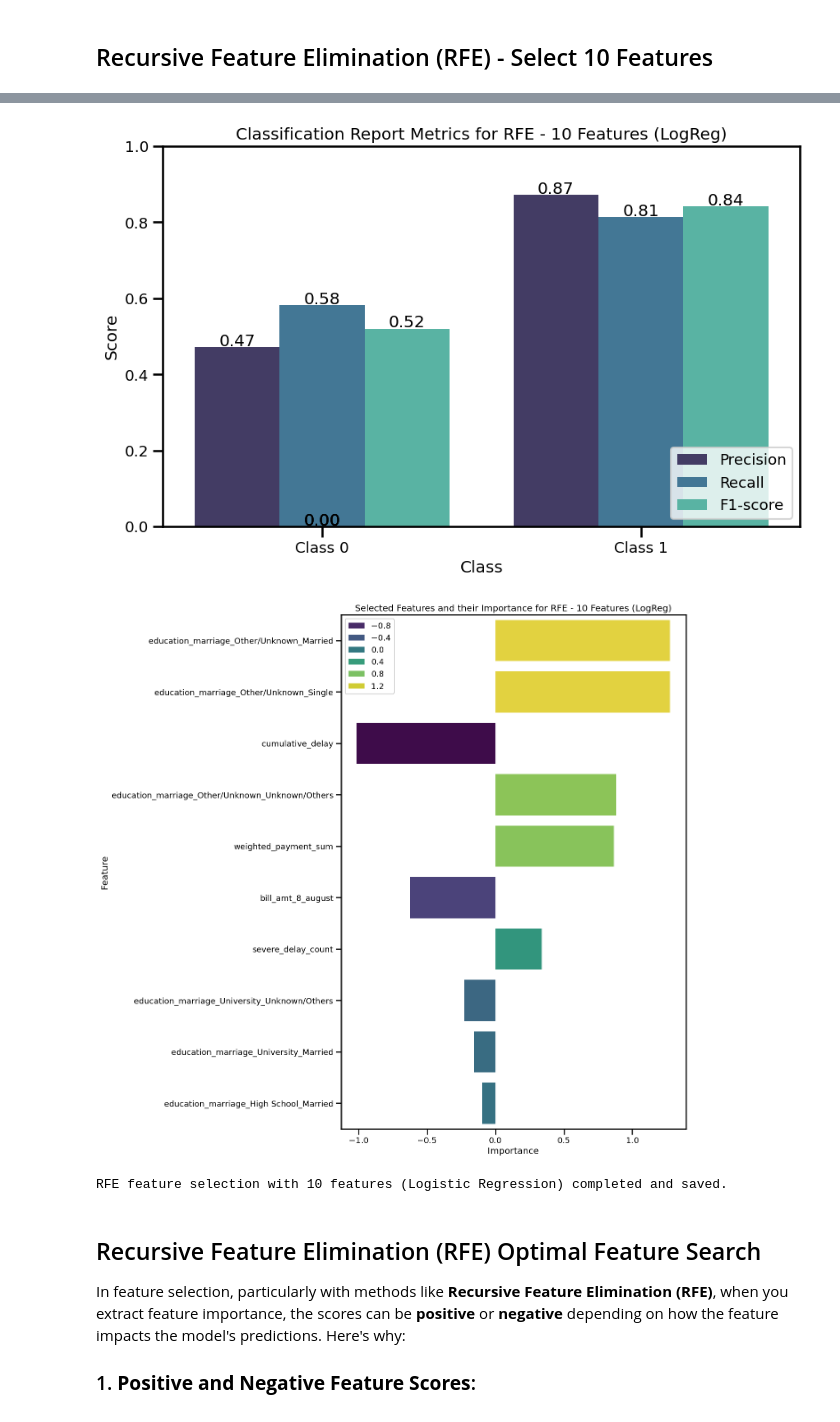
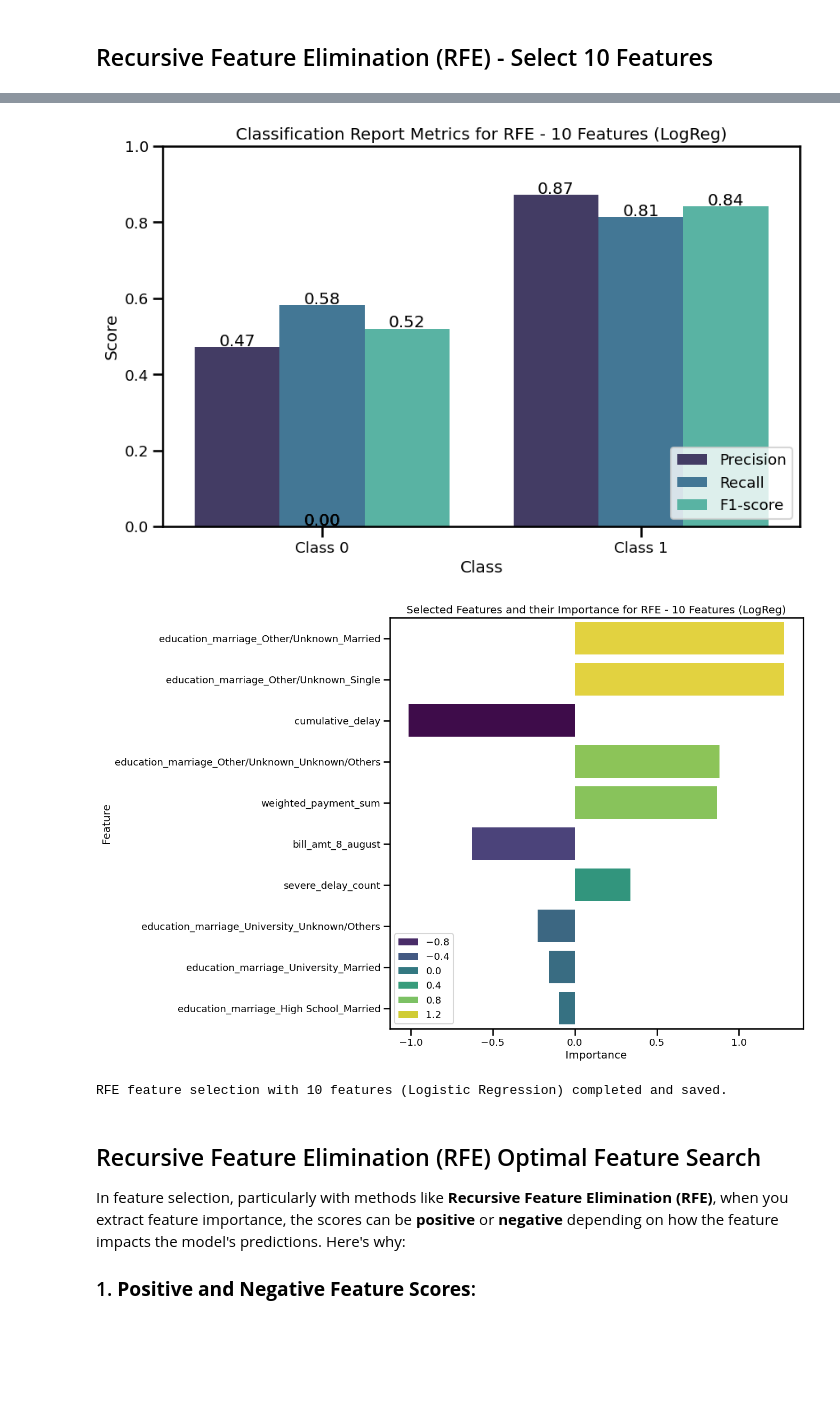
Before and after one commit to micah-shull/ML_Classification_Loan_Defaults, a Jupyter notebook: loan_defaults_017_feature_selection_wrapper_methods_log_reg.ipynb, the cells around one changed output, grey strips where cells are left out. Cells and saved outputs as stored; diff of their text form; code cells hidden in the pictures; blank space fills up the shorter version.

```diff
--- a/loan_defaults_017_feature_selection_wrapper_methods_log_reg.ipynb
+++ b/loan_defaults_017_feature_selection_wrapper_methods_log_reg.ipynb
@@ -354,35 +354,35 @@ selected_feature_importances_rfe = coef_rfe[:len(selected_feature_names_rfe)]
 selected_features_rfe = dict(sorted(zip(selected_feature_names_rfe, selected_feature_importances_rfe), key=lambda item: abs(item[1]), reverse=True))
 
 # Step 9: Initialize the results dictionary and accumulate the classification report and selected features
 results = {}
 selected_features = {}
 results['RFE_10_features_logreg'] = classification_report_rfe
 selected_features['RFE_10_features_logreg'] = selected_features_rfe
 
 # Step 10: Plot the classification report metrics and selected features
 plot_classification_report_metrics(classification_report_rfe, 'RFE - 10 Features (LogReg)')
-plot_selected_features(selected_features_rfe, 'RFE - 10 Features (LogReg)',figsize=(10,15))
+plot_selected_features(selected_features_rfe, 'RFE - 10 Features (LogReg)',figsize=(10,10))
 
 # Step 11: Save the accumulated classification reports and selected features to JSON files
 with open('classification_reports_wrapper_methods_logreg.json', 'w') as f:
     json.dump(results, f, indent=4)
 
 with open('selected_features_wrapper_methods_logreg.json', 'w') as f:
     json.dump(selected_features, f, indent=4)
 
 print("RFE feature selection with 10 features (Logistic Regression) completed and saved.")
 # %% [output]
 Classification Report (RFE - 10 Features, Logistic Regression):
               precision    recall  f1-score   support
 
            0       0.47      0.58      0.52      1326
            1       0.87      0.81      0.84      4667
 
     accuracy                           0.76      5993
    macro avg       0.67      0.70      0.68      5993
 weighted avg       0.78      0.76      0.77      5993
 [figure]
-[figure, old version]
+[figure, new version]
 RFE feature selection with 10 features (Logistic Regression) completed and saved.
 # %% [markdown]
 ## Recursive Feature Elimination (RFE) Optimal Feature Search
```
Also changed, not shown: parts of 1 cell of this notebook.
